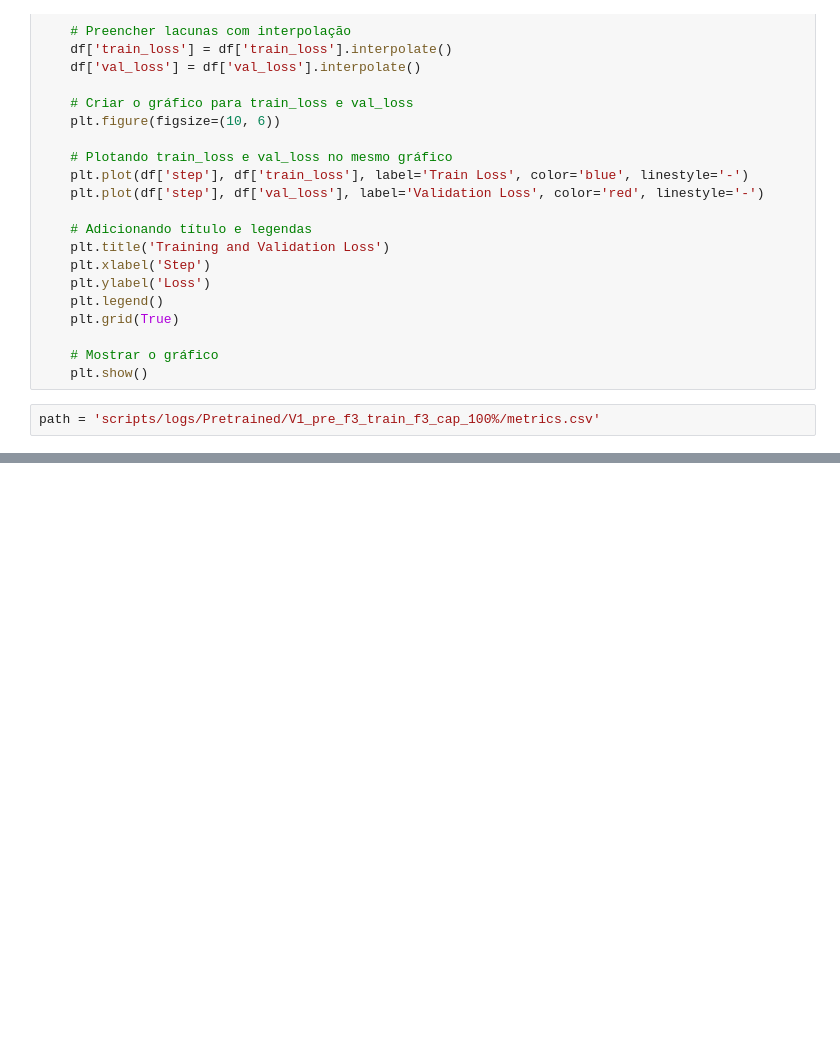
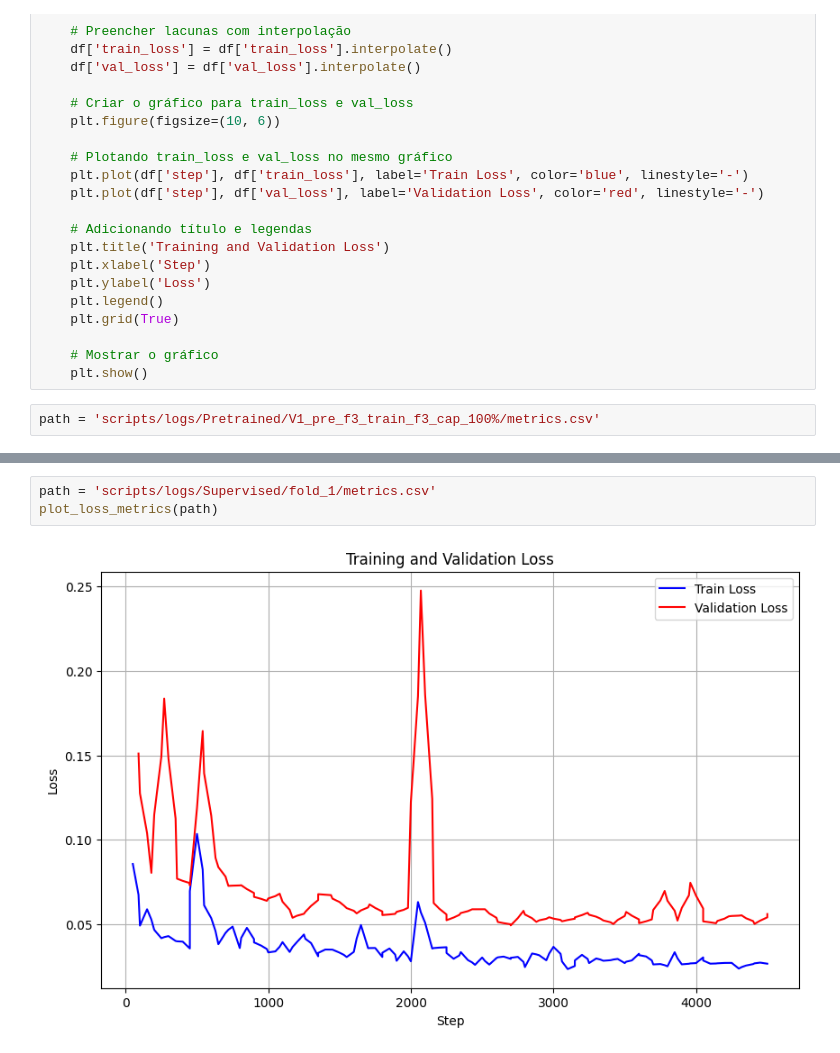
Before and after one commit to viniciuslsoares/Seismic-Byol, a Jupyter notebook: data_exploit.ipynb, the cells around one changed output, grey strips where cells are left out. Drawn from its saved outputs; the diff is of its cells as text; blank space fills up the shorter version.

```diff
--- a/data_exploit.ipynb
+++ b/data_exploit.ipynb
@@ -385,0 +350,5 @@ plot_loss_metrics(path)
+# %%
+path = 'scripts/logs/Supervised/fold_1/metrics.csv'
+plot_loss_metrics(path)
+# %% [output]
+[figure, added]
```
Also changed, not shown: parts of 25 cells of this notebook, 17 other files.
